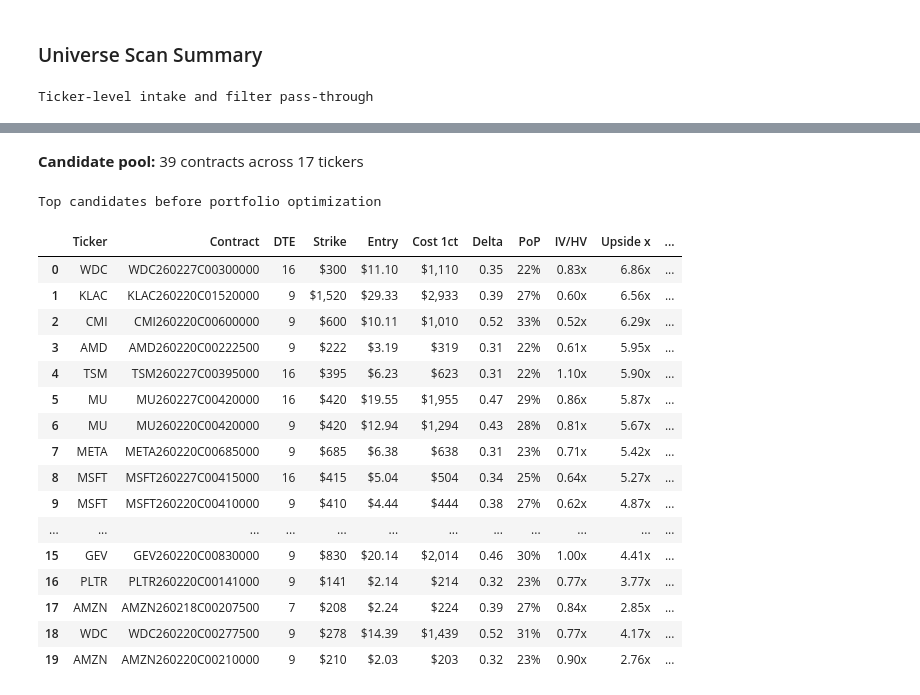
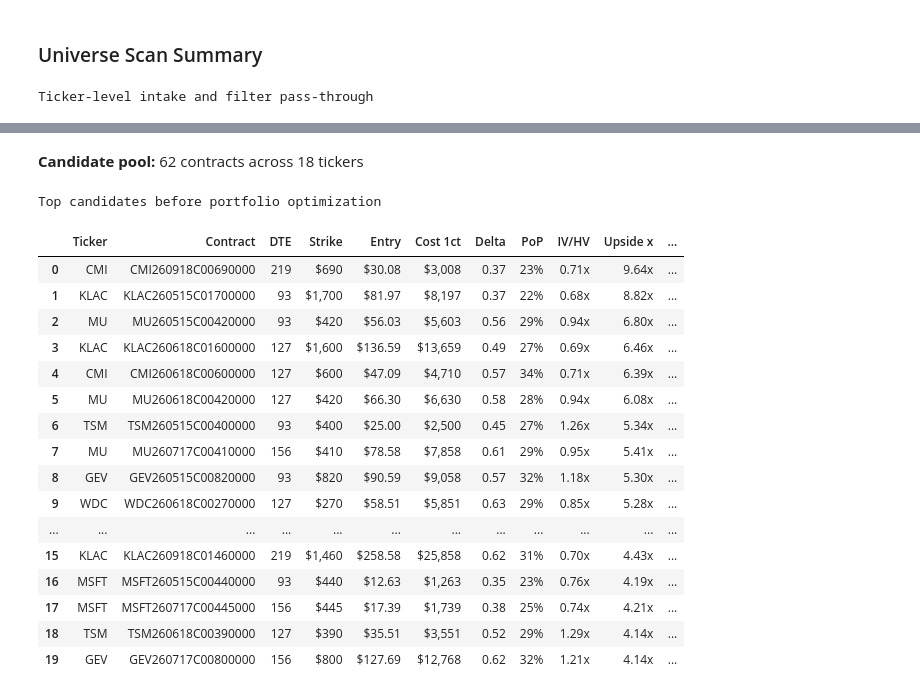
Before and after one commit to mxttwoods/options-screener, a Jupyter notebook: call_fan_discovery_v2.ipynb, the cells around one changed output, grey strips where cells are left out. Drawn from its saved outputs; the diff is of its cells as text; code cells hidden in the pictures.

```diff
--- a/call_fan_discovery_v2.ipynb
+++ b/call_fan_discovery_v2.ipynb
@@ -786,6 +1261,30 @@ display_table(
         "Upside Score": "{:.1f}",
     },
 )
+
+
+if ENABLE_CHARTS:
+    display(Markdown("### Candidate Diagnostics"))
+
+    candidate_chart_specs = [
+        ("01_candidate_score_rank", plot_candidate_score_rank, (pool, TOP_N_CANDIDATES)),
+        ("02_pop_vs_upside", plot_pop_vs_upside, (pool, TOP_N_CANDIDATES)),
+        ("03_iv_hv_vs_score", plot_iv_hv_vs_score, (pool, TOP_N_CANDIDATES)),
+    ]
+
+    if CHART_MODE == "full":
+        candidate_chart_specs.extend(
+            [
+                ("04_dte_distribution", plot_dte_distribution, (pool,)),
+                ("05_ticker_pass_heatmap", plot_ticker_pass_heatmap, (overview_df,)),
+                ("06_liquidity_spread", plot_liquidity_spread, (pool, TOP_N_CANDIDATES)),
+                ("07_flag_frequency", plot_flag_frequency, (pool,)),
+            ]
+        )
+
+    for chart_name, chart_fn, chart_args in candidate_chart_specs:
+        chart = chart_fn(*chart_args)
+        show_and_optionally_save(chart, chart_name, RUN_STAMP)
 # %% [output]
 ### Universe Scan Summary
 Ticker-level intake and filter pass-through
@@ -809,22 +1308,22 @@ Ticker-level intake and filter pass-through
-**Candidate pool:** 39 contracts across 17 tickers
+**Candidate pool:** 62 contracts across 18 tickers
 Top candidates before portfolio optimization
 |  | Ticker | Contract | DTE | Strike | Entry | Cost 1ct | Delta | PoP | IV/HV | Upside x | ... |
-| 0 | WDC | WDC260227C00300000 | 16 | $300 | $11.10 | $1,110 | 0.35 | 22% | 0.83x | 6.86x | ... |
-| 1 | KLAC | KLAC260220C01520000 | 9 | $1,520 | $29.33 | $2,933 | 0.39 | 27% | 0.60x | 6.56x | ... |
-| 2 | CMI | CMI260220C00600000 | 9 | $600 | $10.11 | $1,010 | 0.52 | 33% | 0.52x | 6.29x | ... |
-| 3 | AMD | AMD260220C00222500 | 9 | $222 | $3.19 | $319 | 0.31 | 22% | 0.61x | 5.95x | ... |
-| 4 | TSM | TSM260227C00395000 | 16 | $395 | $6.23 | $623 | 0.31 | 22% | 1.10x | 5.90x | ... |
-| 5 | MU | MU260227C00420000 | 16 | $420 | $19.55 | $1,955 | 0.47 | 29% | 0.86x | 5.87x | ... |
-| 6 | MU | MU260220C00420000 | 9 | $420 | $12.94 | $1,294 | 0.43 | 28% | 0.81x | 5.67x | ... |
-| 7 | META | META260220C00685000 | 9 | $685 | $6.38 | $638 | 0.31 | 23% | 0.71x | 5.42x | ... |
-| 8 | MSFT | MSFT260227C00415000 | 16 | $415 | $5.04 | $504 | 0.34 | 25% | 0.64x | 5.27x | ... |
-| 9 | MSFT | MSFT260220C00410000 | 9 | $410 | $4.44 | $444 | 0.38 | 27% | 0.62x | 4.87x | ... |
+| 0 | CMI | CMI260918C00690000 | 219 | $690 | $30.08 | $3,008 | 0.37 | 23% | 0.71x | 9.64x | ... |
+| 1 | KLAC | KLAC260515C01700000 | 93 | $1,700 | $81.97 | $8,197 | 0.37 | 22% | 0.68x | 8.82x | ... |
+| 2 | MU | MU260515C00420000 | 93 | $420 | $56.03 | $5,603 | 0.56 | 29% | 0.94x | 6.80x | ... |
+| 3 | KLAC | KLAC260618C01600000 | 127 | $1,600 | $136.59 | $13,659 | 0.49 | 27% | 0.69x | 6.46x | ... |
+| 4 | CMI | CMI260618C00600000 | 127 | $600 | $47.09 | $4,710 | 0.57 | 34% | 0.71x | 6.39x | ... |
+| 5 | MU | MU260618C00420000 | 127 | $420 | $66.30 | $6,630 | 0.58 | 28% | 0.94x | 6.08x | ... |
+| 6 | TSM | TSM260515C00400000 | 93 | $400 | $25.00 | $2,500 | 0.45 | 27% | 1.26x | 5.34x | ... |
+| 7 | MU | MU260717C00410000 | 156 | $410 | $78.58 | $7,858 | 0.61 | 29% | 0.95x | 5.41x | ... |
+| 8 | GEV | GEV260515C00820000 | 93 | $820 | $90.59 | $9,058 | 0.57 | 32% | 1.18x | 5.30x | ... |
+| 9 | WDC | WDC260618C00270000 | 127 | $270 | $58.51 | $5,851 | 0.63 | 29% | 0.85x | 5.28x | ... |
 | ... | ... | ... | ... | ... | ... | ... | ... | ... | ... | ... | ... |
-| 15 | GEV | GEV260220C00830000 | 9 | $830 | $20.14 | $2,014 | 0.46 | 30% | 1.00x | 4.41x | ... |
-| 16 | PLTR | PLTR260220C00141000 | 9 | $141 | $2.14 | $214 | 0.32 | 23% | 0.77x | 3.77x | ... |
-| 17 | AMZN | AMZN260218C00207500 | 7 | $208 | $2.24 | $224 | 0.39 | 27% | 0.84x | 2.85x | ... |
-| 18 | WDC | WDC260220C00277500 | 9 | $278 | $14.39 | $1,439 | 0.52 | 31% | 0.77x | 4.17x | ... |
-| 19 | AMZN | AMZN260220C00210000 | 9 | $210 | $2.03 | $203 | 0.32 | 23% | 0.90x | 2.76x | ... |
+| 15 | KLAC | KLAC260918C01460000 | 219 | $1,460 | $258.58 | $25,858 | 0.62 | 31% | 0.70x | 4.43x | ... |
+| 16 | MSFT | MSFT260515C00440000 | 93 | $440 | $12.63 | $1,263 | 0.35 | 23% | 0.76x | 4.19x | ... |
+| 17 | MSFT | MSFT260717C00445000 | 156 | $445 | $17.39 | $1,739 | 0.38 | 25% | 0.74x | 4.21x | ... |
+| 18 | TSM | TSM260618C00390000 | 127 | $390 | $35.51 | $3,551 | 0.52 | 29% | 1.29x | 4.14x | ... |
+| 19 | GEV | GEV260717C00800000 | 156 | $800 | $127.69 | $12,768 | 0.62 | 32% | 1.21x | 4.14x | ... |
 # %%
 # Portfolio optimizer (budget + concentration + correlation constraints)
 def _is_corr_related(t1: str, t2: str, corr_mx: pd.DataFrame, threshold: float) -> bool:
```
Also changed, not shown: parts of 7 cells of this notebook.
